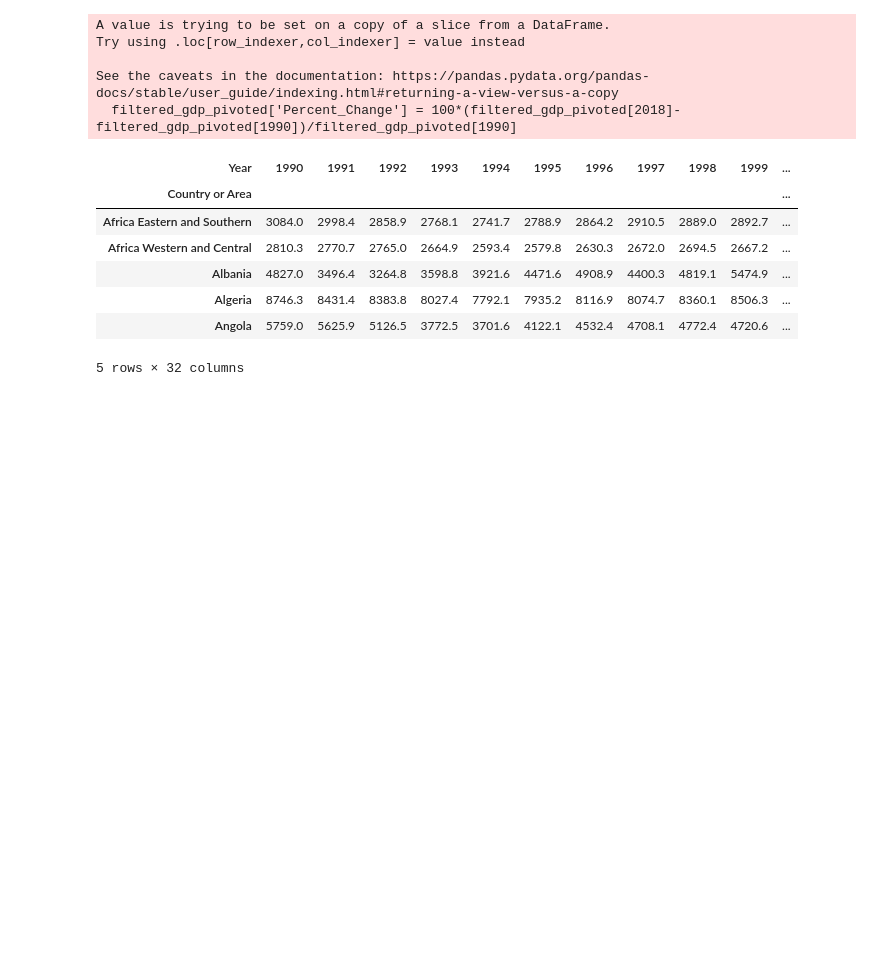
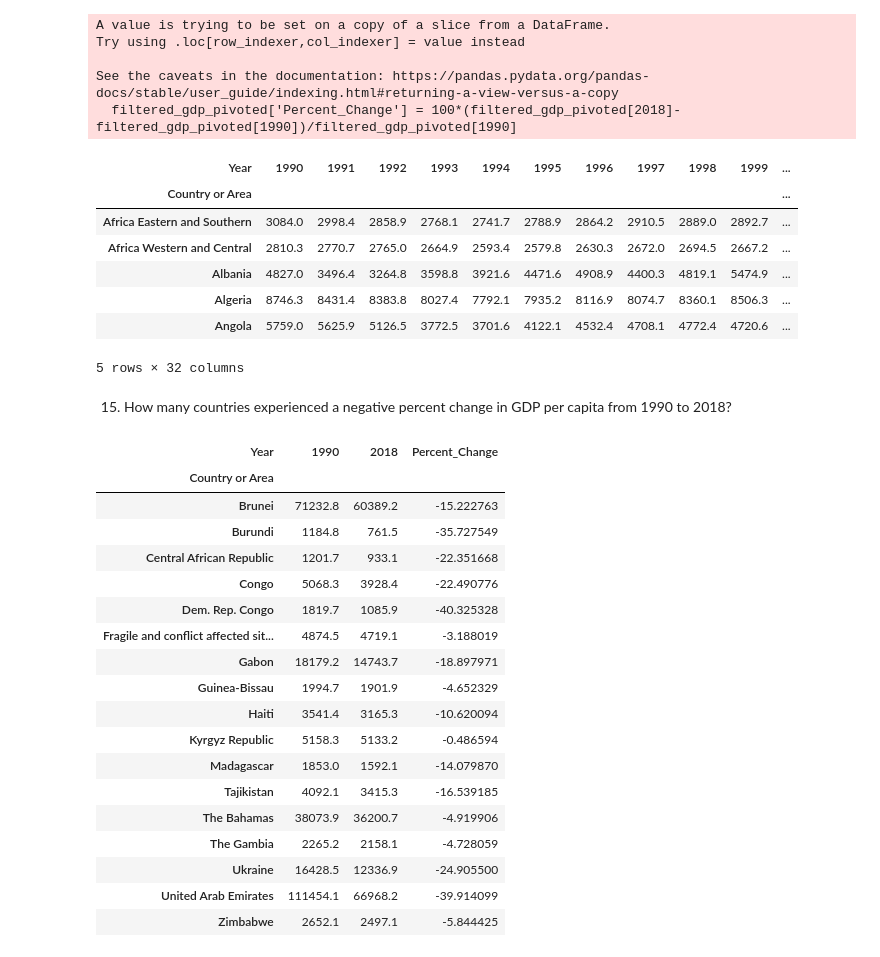
Before and after one commit to nss-data-science-cohort-7/un-exploration-JEFFDAVISJR, a Jupyter notebook: notebooks/UN_Data_Exploration.ipynb, the cells around one changed output. Drawn from its saved outputs; the diff is of its cells as text; code cells hidden in the pictures; blank space fills up the shorter version.

```diff
--- a/notebooks/UN_Data_Exploration.ipynb
+++ b/notebooks/UN_Data_Exploration.ipynb
@@ -257,3 +247,29 @@ See the caveats in the documentation: https://pandas.pydata.org/pandas-docs/stab
 | Algeria | 8746.3 | 8431.4 | 8383.8 | 8027.4 | 7792.1 | 7935.2 | 8116.9 | 8074.7 | 8360.1 | 8506.3 | ... |
 | Angola | 5759.0 | 5625.9 | 5126.5 | 3772.5 | 3701.6 | 4122.1 | 4532.4 | 4708.1 | 4772.4 | 4720.6 | ... |
 5 rows × 32 columns
+# %% [markdown]
+15. How many countries experienced a negative percent change in GDP per capita from 1990 to 2018?
+# %%
+Negative_GDP = filtered_gdp_pivoted[filtered_gdp_pivoted['Percent_Change'] <0]
+Negative_GDP_Filtered = Negative_GDP.loc[:,[1990,2018,"Percent_Change"]]
+Negative_GDP_Filtered.head(25)
+# %% [output]
+| Year | 1990 | 2018 | Percent_Change |
+| Country or Area |  |  |  |
+| Brunei | 71232.8 | 60389.2 | -15.222763 |
+| Burundi | 1184.8 | 761.5 | -35.727549 |
+| Central African Republic | 1201.7 | 933.1 | -22.351668 |
+| Congo | 5068.3 | 3928.4 | -22.490776 |
+| Dem. Rep. Congo | 1819.7 | 1085.9 | -40.325328 |
+| Fragile and conflict affected sit... | 4874.5 | 4719.1 | -3.188019 |
+| Gabon | 18179.2 | 14743.7 | -18.897971 |
+| Guinea-Bissau | 1994.7 | 1901.9 | -4.652329 |
+| Haiti | 3541.4 | 3165.3 | -10.620094 |
+| Kyrgyz Republic | 5158.3 | 5133.2 | -0.486594 |
+| Madagascar | 1853.0 | 1592.1 | -14.079870 |
+| Tajikistan | 4092.1 | 3415.3 | -16.539185 |
+| The Bahamas | 38073.9 | 36200.7 | -4.919906 |
+| The Gambia | 2265.2 | 2158.1 | -4.728059 |
+| Ukraine | 16428.5 | 12336.9 | -24.905500 |
+| United Arab Emirates | 111454.1 | 66968.2 | -39.914099 |
+| Zimbabwe | 2652.1 | 2497.1 | -5.844425 |
```
Also changed, not shown: parts of 27 cells of this notebook.
